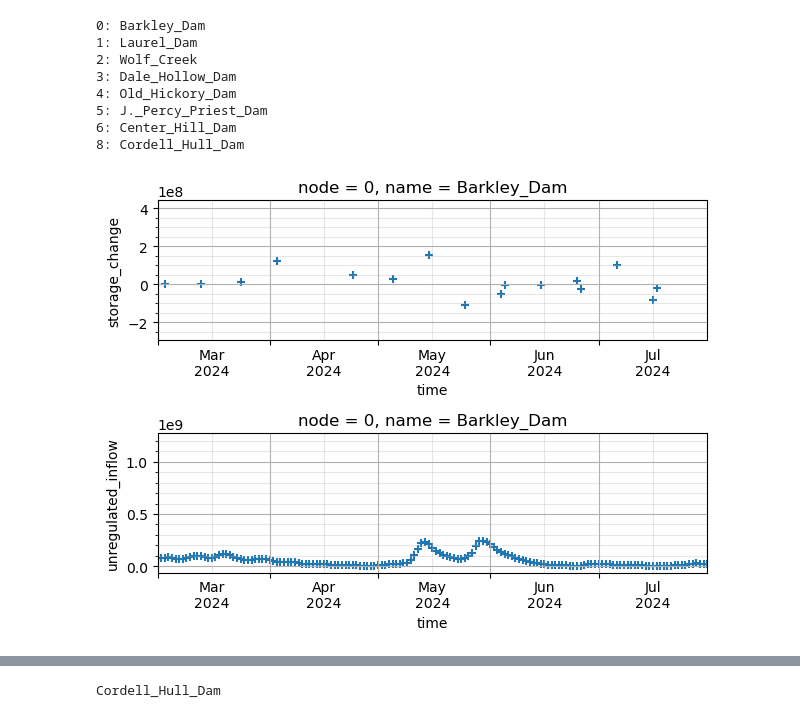
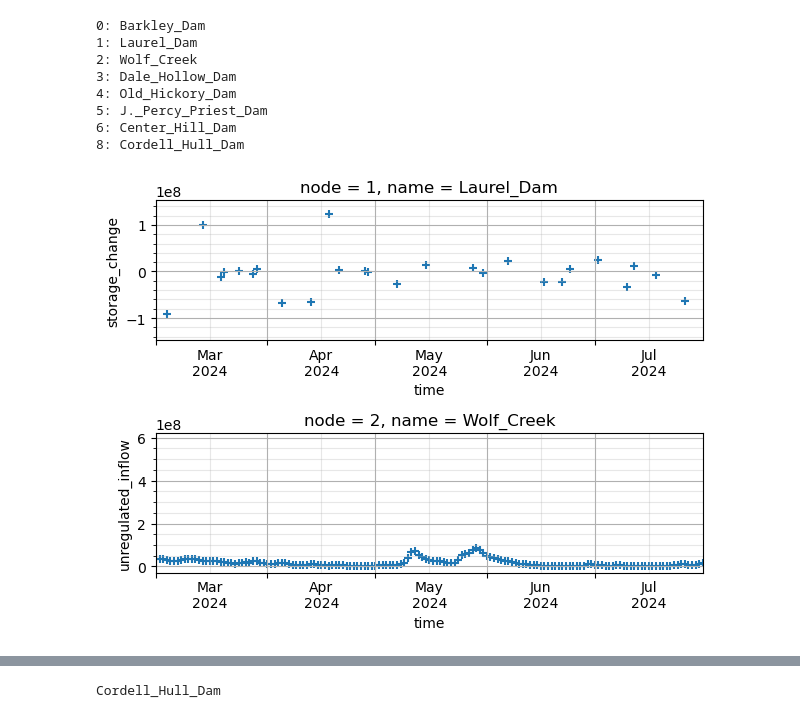
Before and after one commit to pritamd47/resorr-swot, a Jupyter notebook: notebooks/resorr/02-Regulation.ipynb, the cells around one changed output, grey strips where cells are left out. Cells and saved outputs as stored; diff of their text form; code cells hidden in the pictures.

````diff
--- a/notebooks/resorr/02-Regulation.ipynb
+++ b/notebooks/resorr/02-Regulation.ipynb
@@ -83,7 +138,7 @@ Data variables:
 ```
 # %%
 inflow_dir = Path("/tiger1/pdas47/resorr-swot/data/tennesse/basins/cumberland/final_outputs/inflow")
-storage_dir = Path("/tiger1/pdas47/resorr-swot/data/storage/swot_karin")
+storage_dir = Path("/tiger1/pdas47/resorr-swot/data/storage/tmsos_srtm_aev")
 rat_output_level = 'final_outputs'
 
 datasets_to_join = []
@@ -122,6 +177,8 @@ rat_data = xr.merge(datasets_to_join)
 5: J._Percy_Priest_Dam
 6: Center_Hill_Dam
 8: Cordell_Hull_Dam
+# %%
+rat_data = rat_data.sel(time=(rat_data.time >= pd.to_datetime('2023-09-01')).values)
 # %%
 from matplotlib import pyplot as plt
 from matplotlib import dates as mdates
@@ -131,34 +188,34 @@ from matplotlib import ticker
 f, ax = plt.subplots(nrows=2)
 
 
-rat_data['storage_change'].sel(node=0).plot.scatter(
+rat_data['storage_change'].sel(node=1).plot.scatter(
     x='time',
     y='storage_change',
     ax=ax[0], marker='+'
 )
 
-rat_data.sel(node=0).plot.scatter(
+rat_data.sel(node=2).plot.scatter(
     x='time', y='unregulated_inflow', ax=ax[1], marker='+'
 )
 
 for axis in ax:
     axis.grid(which='major')
     axis.set_xlim([
         datetime(2024, 3, 1),
         datetime(2024, 7, 31),
     ])
     axis.xaxis.set_major_locator(mdates.MonthLocator())
     axis.xaxis.set_major_formatter(ticker.NullFormatter())
     axis.xaxis.set_minor_locator(mdates.MonthLocator(bymonthday=16))
     axis.xaxis.set_minor_formatter(mdates.DateFormatter('%b\n%Y'))
     axis.yaxis.set_minor_locator(ticker.AutoMinorLocator())
     axis.grid(which='minor', alpha=0.3)
     axis.tick_params(axis='x', labelrotation=0)
     axis.tick_params(axis='x', which='minor', tick1On=False, tick2On=False)
     # axis.set_ylim([-2e8, 0.5e8])
     for label in axis.get_xticklabels():
         label.set_horizontalalignment('center')
 
 f.tight_layout()
 # %% [output]
-[figure, old version]
+[figure, new version]
````
Also changed, not shown: parts of 28 cells of this notebook, 4 other files.
